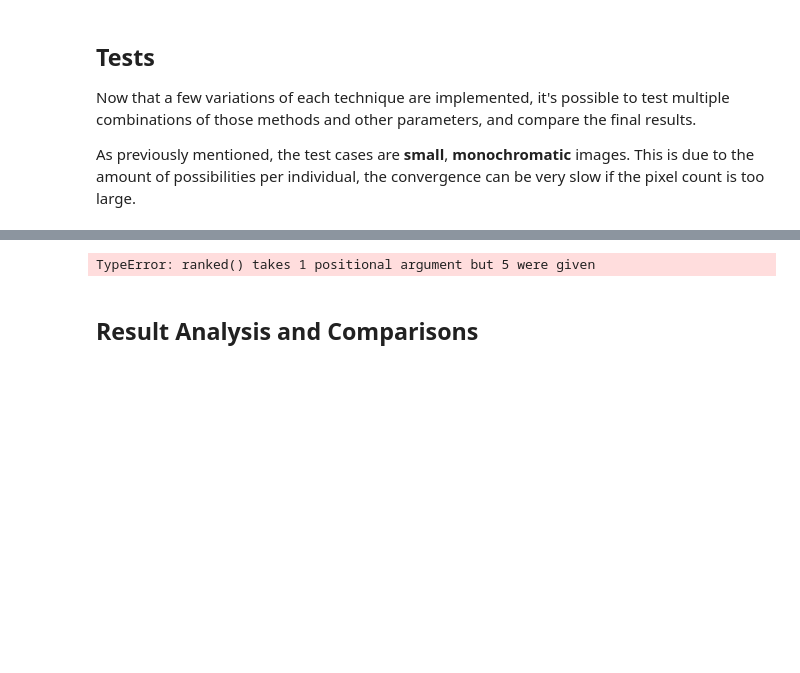
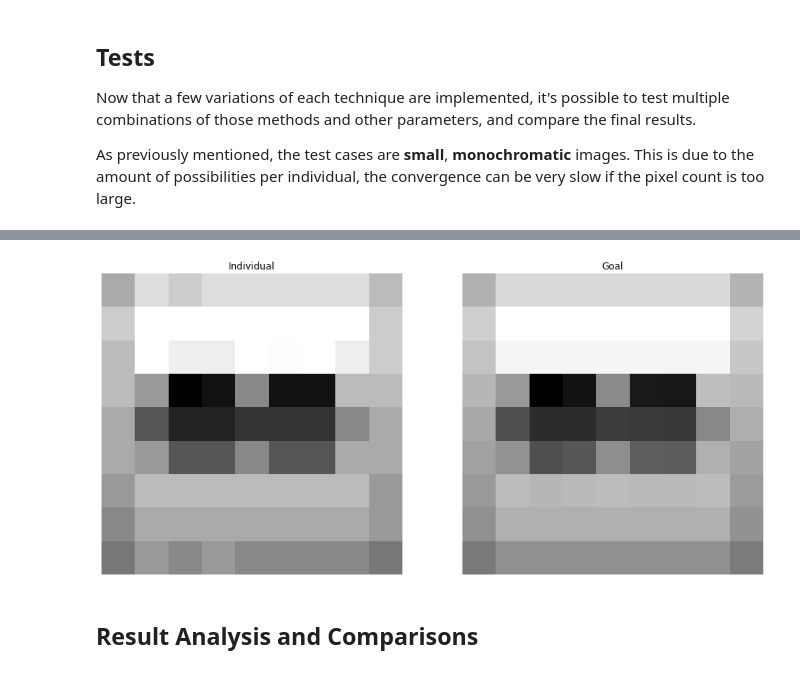
Before and after one commit to VFerrari/IntroductionToAI, a Jupyter notebook: Project2/Project2.ipynb, the cells around one changed output, grey strips where cells are left out. Saved outputs shown, nothing was run; the diff lists cells and outputs as text; code cells hidden in the pictures; blank space fills up the shorter version.

Commit message:
Fixing probabilities of ranked selection

```diff
--- a/Project2/Project2.ipynb
+++ b/Project2/Project2.ipynb
@@ -220,8 +220,8 @@ def ranked(self):
 
     # Roulette method: select N/2 individuals from the population,
     # with proportional probabilities to their fitness values.
-    probs = np.absolute(fit/fit.sum())
-    probs /= probs.sum()
+    probs = fit/fit.sum()
+    probs = (1-probs)/(size-1)
     winners = np.random.choice(np.arange(size), size=size//2, replace=True, p=probs)
 
     self.mates = list(zip(winners[::2],winners[1::2]))
@@ -569,12 +569,12 @@ ga = GeneticAlgorithm(
     limit     = 100000,
     fit       = squared_error,
     conv      = (convergence,(10000,)),
-    init      = (random,(50,)),
-    mating    = (ranked,[10,25,4,100]),
-    crossover = (k_point_crossover,[4]),
-    mutate    = (reduced_mut,[0.2,0.1]), # Tip higher MR and lower MA
+    init      = (random,(100,)),
+    mating    = (ranked,None),
+    crossover = (k_point_crossover,[3]),
+    mutate    = (reduced_mut,[0.05,0.025]), # Tip higher MR and lower MA
     replace   = (elitism,None)
     )
 
-ga.test('images/monalisa.png')
+ga.test('images/flickr.png')
 # %% [output]
@@ -582,4 +583,4 @@ Current Generation:      1. Current Best:      inf (gen None).
-TypeError: ranked() takes 1 positional argument but 5 were given
+[figure, added]
 # %% [markdown]
 ## **Result Analysis and Comparisons**
 # %% [markdown]
```
Also changed, not shown: parts of 2 cells of this notebook.
